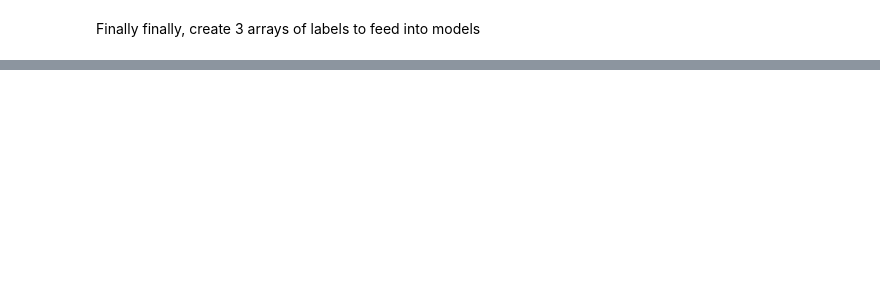
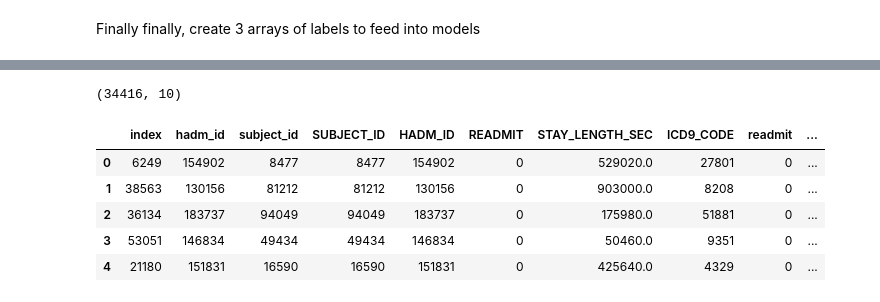
Before and after one commit to natalie-ayers/n2c2-track2-nlp-uchicago, a Jupyter notebook: label_processing.ipynb, the cells around one changed output, grey strips where cells are left out. Saved outputs shown, nothing was run; the diff lists cells and outputs as text; code cells hidden in the pictures; blank space fills up the shorter version.

```diff
--- a/label_processing.ipynb
+++ b/label_processing.ipynb
@@ -150,7 +150,10 @@ full_admits_labels.head()
 Next, create Stay Length both as a timedelta and as an integer of seconds
 # %%
 full_admits_labels.loc[:,('STAY_LENGTH_TD')] = full_admits_labels.loc[:,('DISCHTIME')] - full_admits_labels.loc[:,('ADMITTIME')]
-full_admits_labels.loc[:,('STAY_LENGTH_SEC')] = full_admits_labels.loc[:,('STAY_LENGTH_TD')].dt.seconds
+full_admits_labels.loc[:,('STAY_LENGTH_SEC')] = full_admits_labels.loc[:,('STAY_LENGTH_TD')].dt.total_seconds()
+full_admits_labels.loc[:,('STAY_LENGTH_SEC')] = np.where(full_admits_labels.loc[:,('STAY_LENGTH_SEC')] < 1, None, full_admits_labels.loc[:,('STAY_LENGTH_SEC')])
+# impute negative values (98 records) with mean
+full_admits_labels.loc[:,('STAY_LENGTH_SEC')].fillna(full_admits_labels.loc[:,('STAY_LENGTH_SEC')].mean(),inplace=True)
 full_admits_labels.head()
 # %% [output]
 |  | ROW_ID | SUBJECT_ID | HADM_ID | ADMITTIME | DISCHTIME | DEATHTIME | ADMISSION_TYPE | DIAGNOSIS | ... |
@@ -265,0 +432,7 @@ notes_labels.to_pickle('./data/notes_labels.pkl')
+# %%
+train_bc_512_x = pd.read_pickle('./data/bc_512_los_read/bc_512_los_read_x_train.pkl')
+train_bc_512_y = pd.read_pickle('./data/bc_512_los_read/bc_512_los_read_y_train.pkl')
+val_bc_512_x = pd.read_pickle('./data/bc_512_los_read/bc_512_los_read_x_val.pkl')
+val_bc_512_y = pd.read_pickle('./data/bc_512_los_read/bc_512_los_read_y_val.pkl')
+test_bc_512_x = pd.read_pickle('./data/bc_512_los_read/bc_512_los_read_x_test.pkl')
+test_bc_512_y = pd.read_pickle('./data/bc_512_los_read/bc_512_los_read_y_test.pkl')
@@ -265,0 +458,7 @@ notes_labels.to_pickle('./data/notes_labels.pkl')
+# %%
+# fix stay_length labels I messed up
+train_hadmids = train_bc_512_x.loc[:,('hadm_id','subject_id')].reset_index()
+train_hadmids = train_hadmids.merge(labels_final, left_on=['hadm_id','subject_id'],\
+    right_on=['HADM_ID','SUBJECT_ID'])
+print(train_hadmids.shape)
+train_hadmids.head()
@@ -265,0 +473,12 @@ notes_labels.to_pickle('./data/notes_labels.pkl')
+# %%
+train_labels = train_hadmids.merge(train_bc_512_y.reset_index(), on=['index'])
+print(train_labels.shape)
+train_labels.head()
+# %% [output]
+(34416, 10)
+|  | index | hadm_id | subject_id | SUBJECT_ID | HADM_ID | READMIT | STAY_LENGTH_SEC | ICD9_CODE | readmit | ... |
+| 0 | 6249 | 154902 | 8477 | 8477 | 154902 | 0 | 529020.0 | 27801 | 0 | ... |
+| 1 | 38563 | 130156 | 81212 | 81212 | 130156 | 0 | 903000.0 | 8208 | 0 | ... |
+| 2 | 36134 | 183737 | 94049 | 94049 | 183737 | 0 | 175980.0 | 51881 | 0 | ... |
+| 3 | 53051 | 146834 | 49434 | 49434 | 146834 | 0 | 50460.0 | 9351 | 0 | ... |
+| 4 | 21180 | 151831 | 16590 | 16590 | 151831 | 0 | 425640.0 | 4329 | 0 | ... |
```
Also changed, not shown: parts of 39 cells of this notebook, 3 other files.
